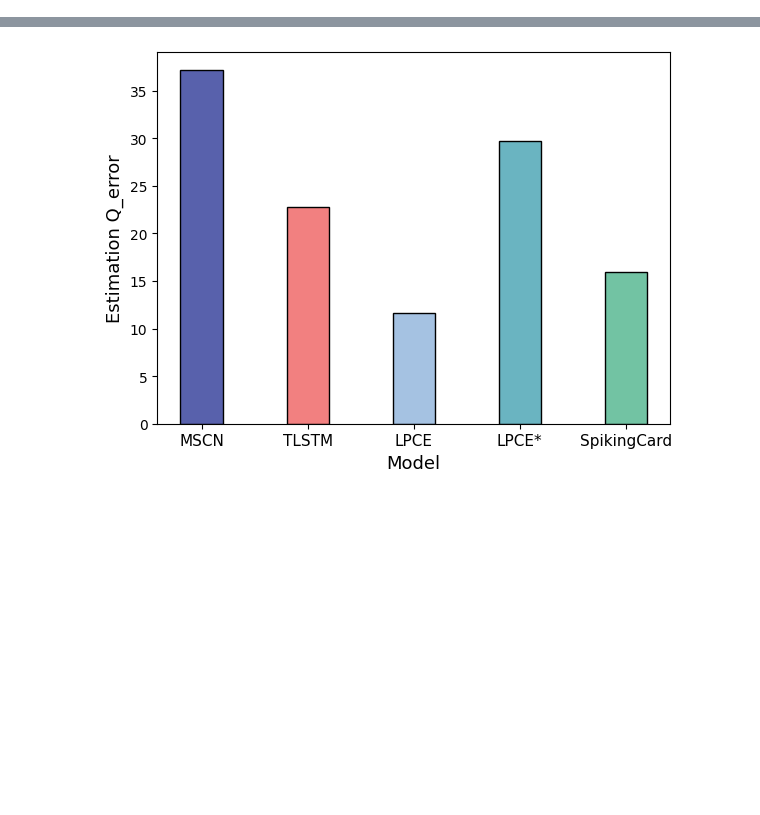
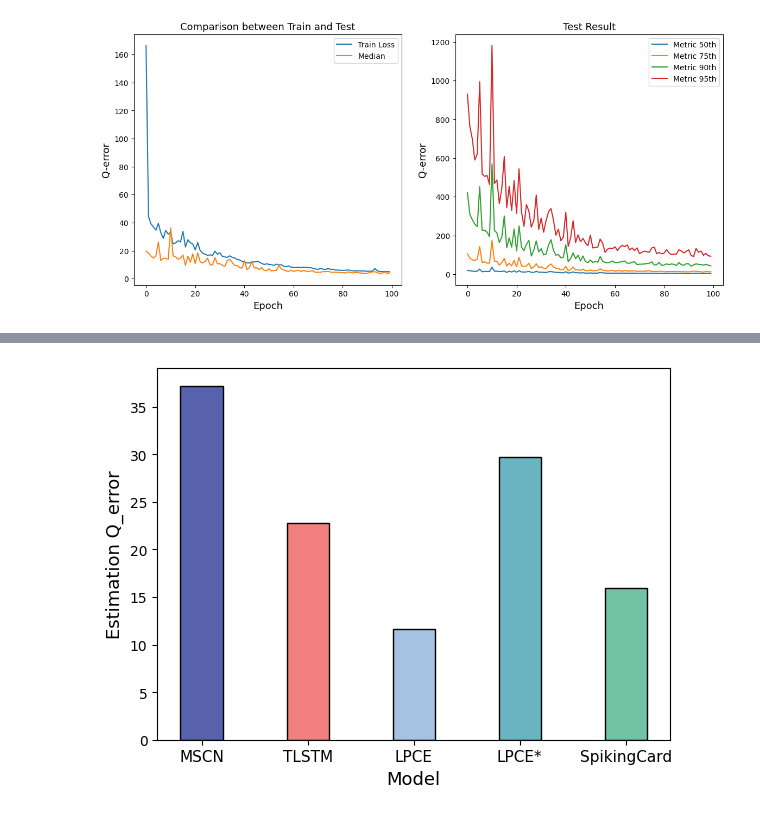
Before and after one commit to different-dimension-demon/Faper, a Jupyter notebook: plot_modi.ipynb, the cells around one changed output, grey strips where cells are left out. Drawn from its saved outputs; the diff is of its cells as text; code cells hidden in the pictures; blank space fills up the shorter version.

```diff
--- a/plot_modi.ipynb
+++ b/plot_modi.ipynb
@@ -0,0 +1,40 @@
+# %%
+import numpy as np
+import matplotlib.pyplot as plt
+
+# 从文本文件读取数据
+data = np.loadtxt('./accuracy/accuracy_1.txt')
+
+# 获取每一列的数据
+col1 = data[0::2, 0]
+col2 = data[0::2, 1]
+col3 = data[::2, 2]
+col4 = data[::2, 3]
+col5 = data[::2, 4]
+# %%
+fig, (ax1, ax2) = plt.subplots(1, 2, figsize=(14, 6))
+
+# 第一幅图
+ax1.plot(col1, label='Train Loss')
+ax1.plot(col2, label='Median')
+ax1.legend()
+ax1.set_title('Comparison between Train and Test',fontsize=13)
+ax1.set_xlabel('Epoch',fontsize=13)
+ax1.set_ylabel('Q-error',fontsize=13)
+
+# 第二幅图
+# ax2.plot(col1, label='Train Loss')
+ax2.plot(col2, label='Metric 50th')
+ax2.plot(col3, label='Metric 75th')
+ax2.plot(col4, label='Metric 90th')
+ax2.plot(col5, label='Metric 95th')
+ax2.legend()
+ax2.set_title('Test Result', fontsize=13)
+ax2.set_xlabel('Epoch', fontsize=13)
+ax2.set_ylabel('Q-error',fontsize=13)
+
+plt.savefig('picture/regression.pdf', format='pdf', dpi=600)
+# 显示图表
+plt.show()
+# %% [output]
+[figure, added]
```
Also changed, not shown: parts of 12 cells of this notebook, 20 other files.
